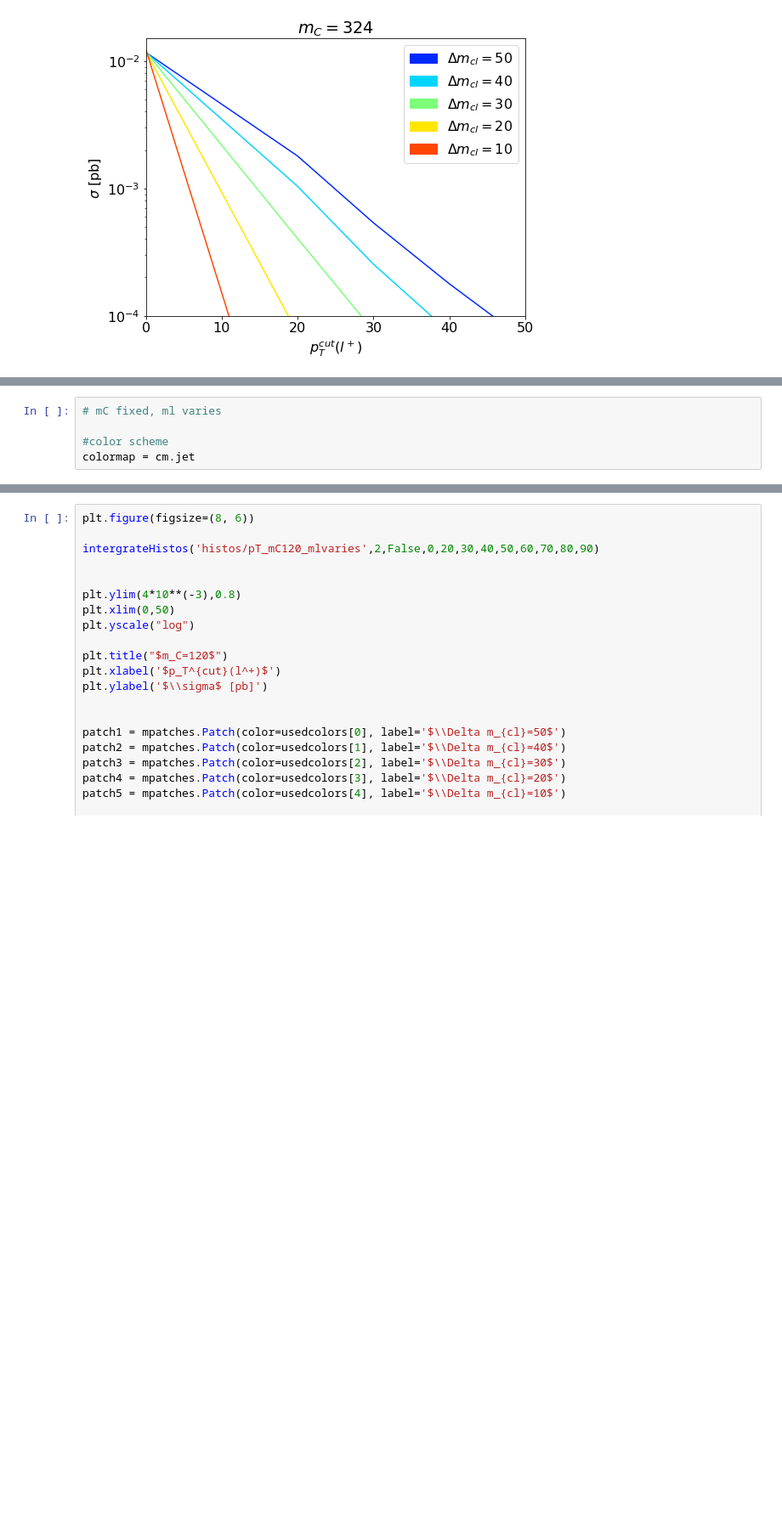
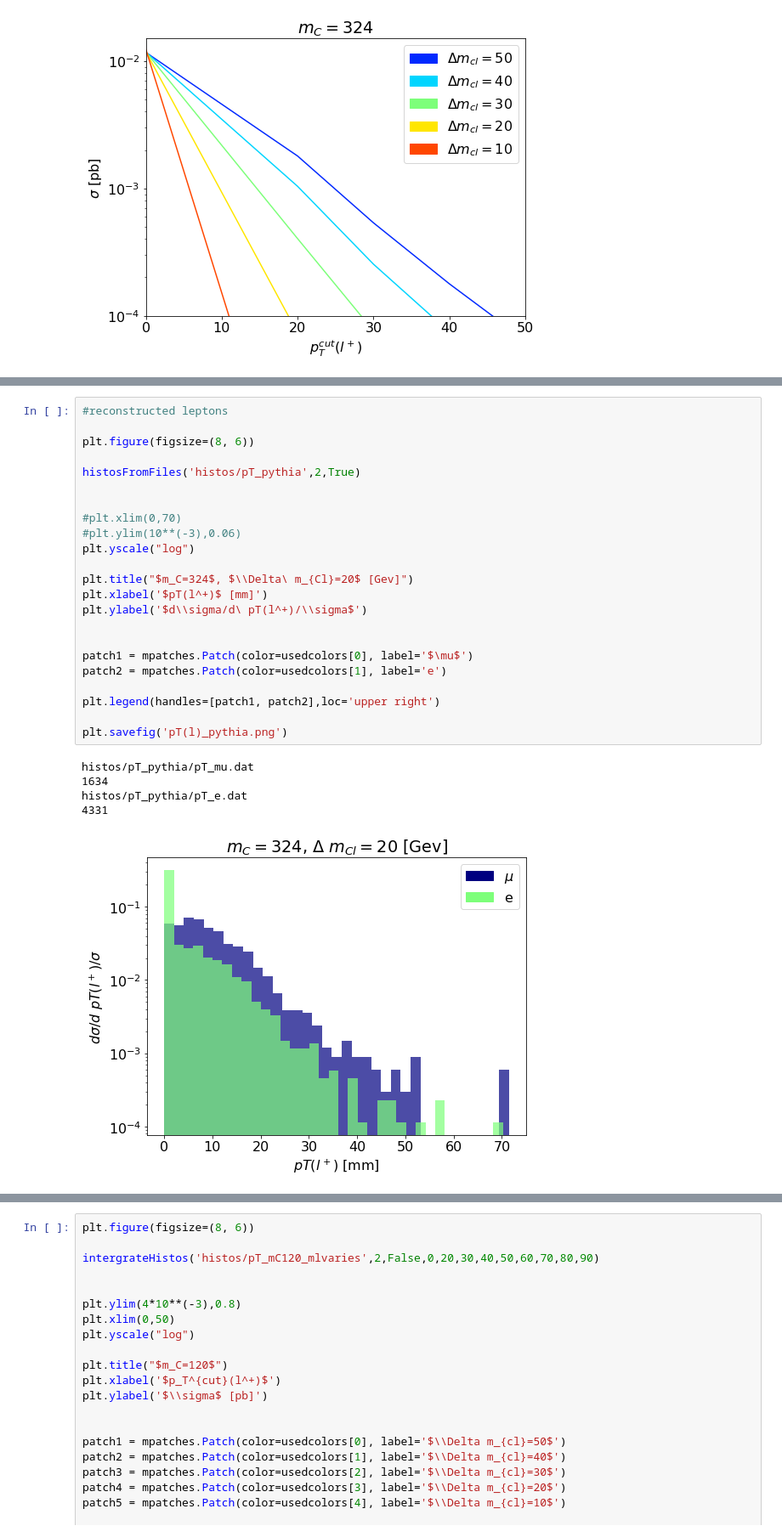
Before and after one commit to anasthesia/SoftLLP, a Jupyter notebook: kinematics/plot_histos.ipynb, the cells around one changed output, grey strips where cells are left out. Shown at 85% size. Cells and saved outputs as stored; diff of their text form; blank space fills up the shorter version.

```diff
--- a/kinematics/plot_histos.ipynb
+++ b/kinematics/plot_histos.ipynb
@@ -206,5 +207,29 @@ histos/d0/tag_1_pythia8_events.hepmc-d0_e.dat
-# %%
-# mC fixed, ml varies
-
-#color scheme
-colormap = cm.jet
+# %%
+#reconstructed leptons
+
+plt.figure(figsize=(8, 6))
+
+histosFromFiles('histos/pT_pythia',2,True)
+
+
+#plt.xlim(0,70)
+#plt.ylim(10**(-3),0.06)
+plt.yscale("log")
+
+plt.title("$m_C=324$, $\\Delta\ m_{Cl}=20$ [Gev]")
+plt.xlabel('$pT(l^+)$ [mm]')
+plt.ylabel('$d\\sigma/d\ pT(l^+)/\\sigma$')
+
+
+patch1 = mpatches.Patch(color=usedcolors[0], label='$\mu$')
+patch2 = mpatches.Patch(color=usedcolors[1], label='e')
+
+plt.legend(handles=[patch1, patch2],loc='upper right')
+
+plt.savefig('pT(l)_pythia.png')
+# %% [output]
+histos/pT_pythia/pT_mu.dat
+1634
+histos/pT_pythia/pT_e.dat
+4331
+[figure, added]
```
Also changed, not shown: parts of 5 cells of this notebook, 1 other file.
